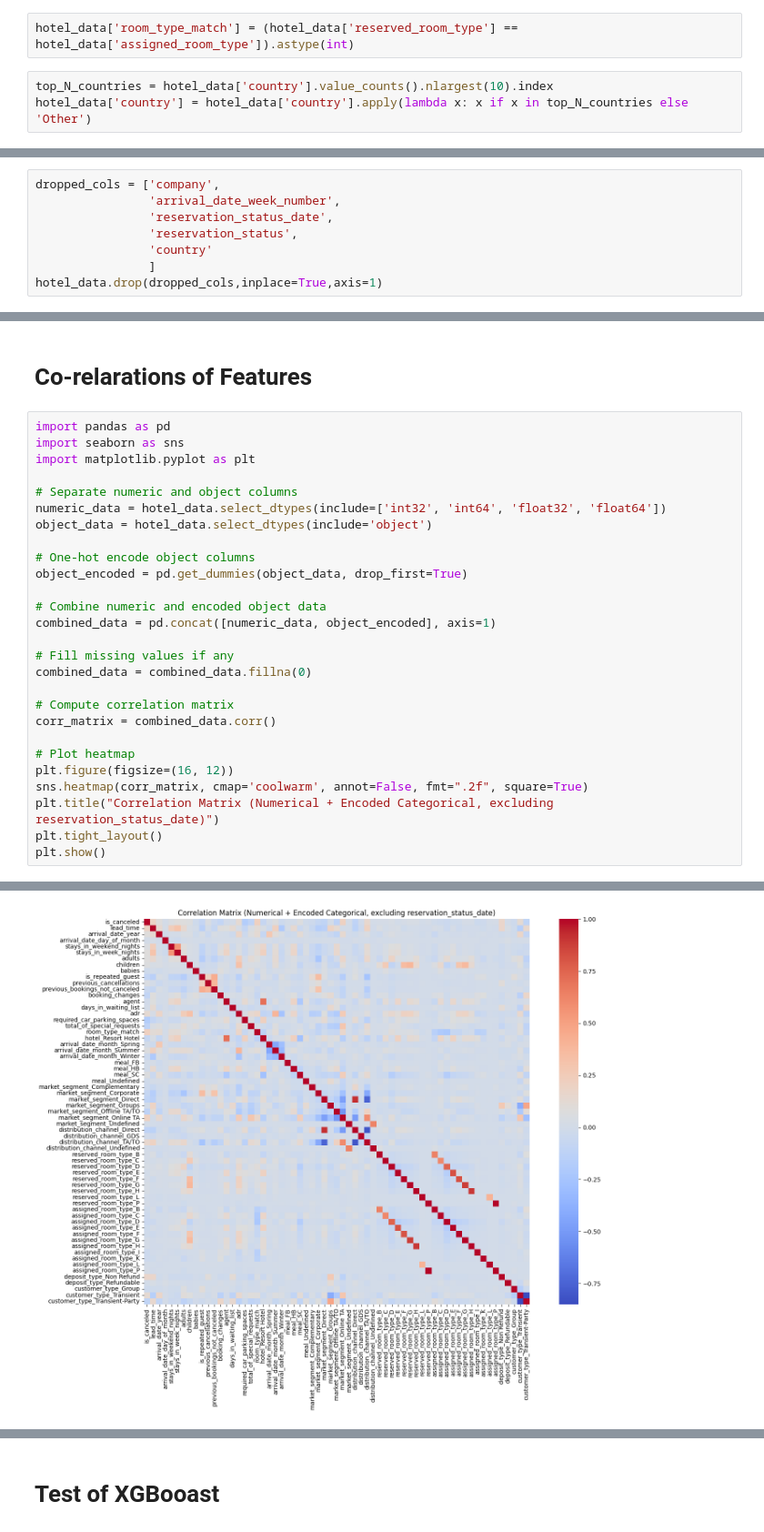
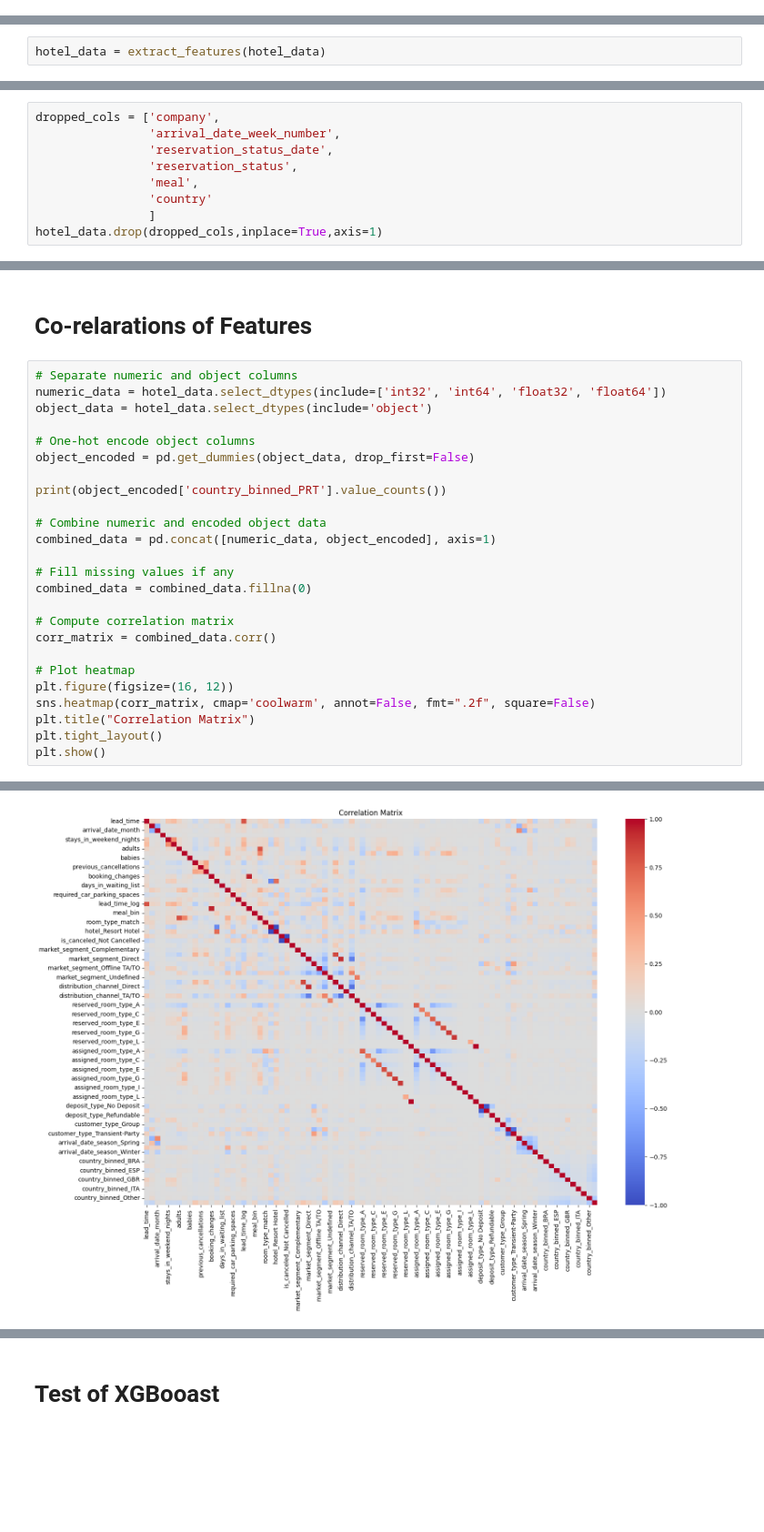
Before and after one commit to pakkei1212/SMU_AML_PROJ, a Jupyter notebook: Hotel_Bookings_EDA.ipynb, the cells around one changed output, grey strips where cells are left out. Shown at 91% size. Cells and saved outputs as stored; diff of their text form; blank space fills up the shorter version.

```diff
--- a/Hotel_Bookings_EDA.ipynb
+++ b/Hotel_Bookings_EDA.ipynb
@@ -255,5 +237,0 @@ hotel_data['arrival_date_month'] = hotel_data['arrival_date_month'].map(season_m
-# %%
-hotel_data['room_type_match'] = (hotel_data['reserved_room_type'] == hotel_data['assigned_room_type']).astype(int)
-# %%
-top_N_countries = hotel_data['country'].value_counts().nlargest(10).index
-hotel_data['country'] = hotel_data['country'].apply(lambda x: x if x in top_N_countries else 'Other')
@@ -260,2 +294,4 @@ hotel_data['country'] = hotel_data['country'].apply(lambda x: x if x in top_N_co
 # %% [markdown]
 **Drop Unnecessary Columns**
+# %%
+hotel_data = extract_features(hotel_data)
@@ -264,6 +302,7 @@ dropped_cols = ['company',
                 'arrival_date_week_number',
                 'reservation_status_date',
                 'reservation_status',
+                'meal',
                 'country'
                 ]
 hotel_data.drop(dropped_cols,inplace=True,axis=1)
@@ -270,16 +339,14 @@ hotel_data.drop(dropped_cols,inplace=True,axis=1)
 # %% [markdown]
 # Co-relarations of Features
 # %%
-import pandas as pd
-import seaborn as sns
-import matplotlib.pyplot as plt
-
 # Separate numeric and object columns
 numeric_data = hotel_data.select_dtypes(include=['int32', 'int64', 'float32', 'float64'])
 object_data = hotel_data.select_dtypes(include='object')
 
 # One-hot encode object columns
-object_encoded = pd.get_dummies(object_data, drop_first=True)
+object_encoded = pd.get_dummies(object_data, drop_first=False)
+
+print(object_encoded['country_binned_PRT'].value_counts())
 
 # Combine numeric and encoded object data
 combined_data = pd.concat([numeric_data, object_encoded], axis=1)
@@ -292,8 +359,8 @@ corr_matrix = combined_data.corr()
 
 # Plot heatmap
 plt.figure(figsize=(16, 12))
-sns.heatmap(corr_matrix, cmap='coolwarm', annot=False, fmt=".2f", square=True)
-plt.title("Correlation Matrix (Numerical + Encoded Categorical, excluding reservation_status_date)")
+sns.heatmap(corr_matrix, cmap='coolwarm', annot=False, fmt=".2f", square=False)
+plt.title("Correlation Matrix")
 plt.tight_layout()
 plt.show()
 # %% [output]
@@ -300,4 +371,4 @@ plt.show()
-[figure, old version]
+[figure, new version]
 # %%
 # Select upper triangle of correlation matrix (excluding diagonal)
 upper = corr_matrix.where(np.triu(np.ones(corr_matrix.shape), k=1).astype(bool))
```
Also changed, not shown: parts of 14 cells of this notebook.
